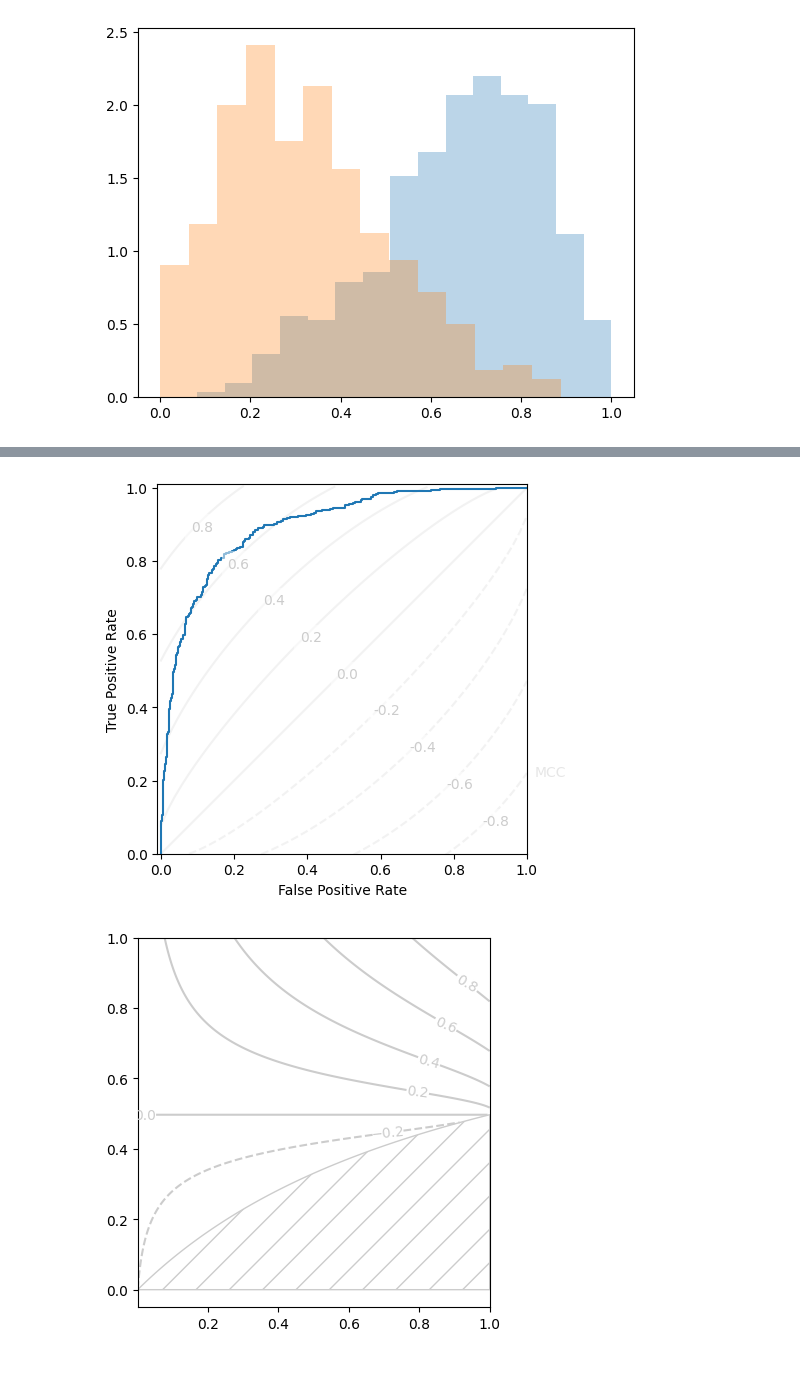
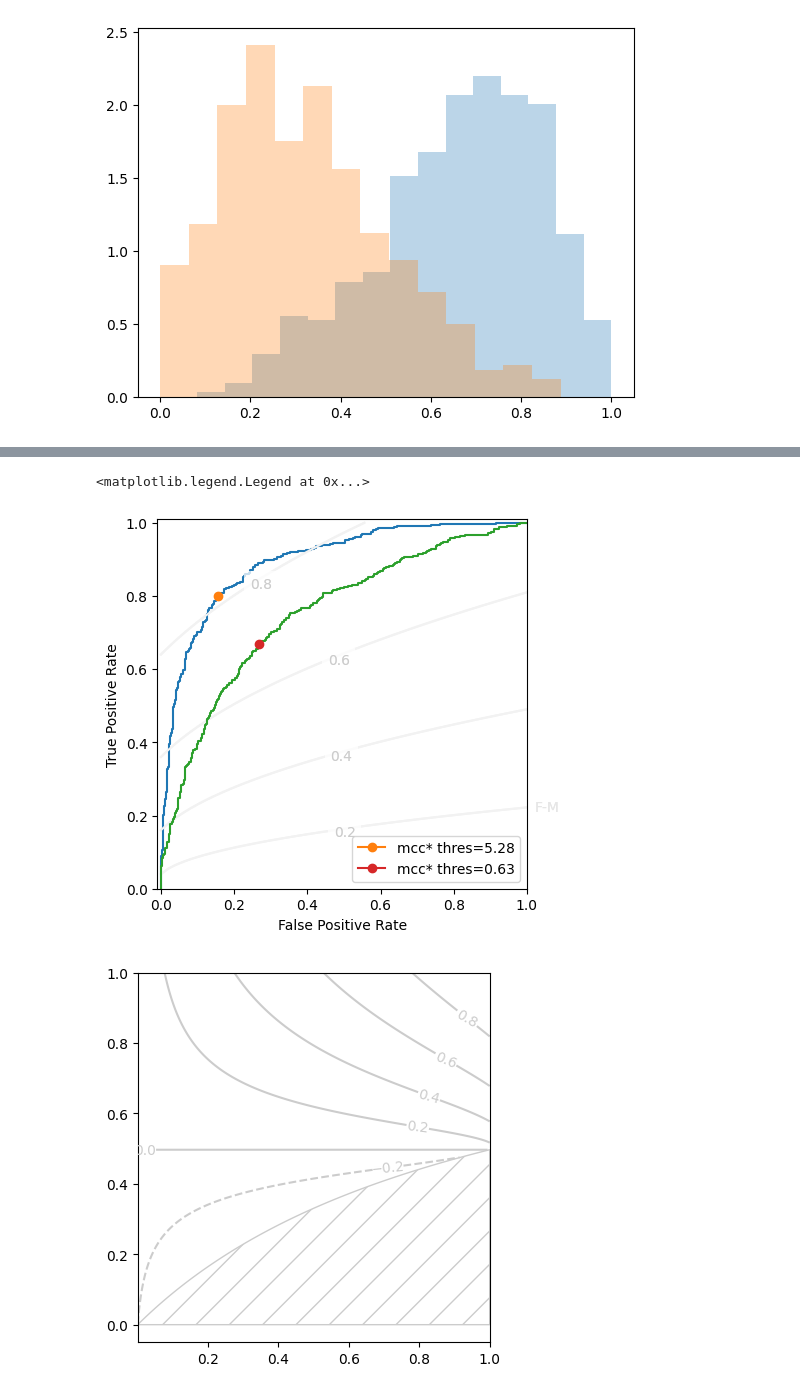
Before and after one commit to rtbs-dev/Contingency, a Jupyter notebook: examples/roc_prgain.ipynb, the cells around one changed output, grey strips where cells are left out. Drawn from its saved outputs; the diff is of its cells as text; code cells hidden in the pictures.

```diff
--- a/examples/roc_prgain.ipynb
+++ b/examples/roc_prgain.ipynb
@@ -120,7 +125,18 @@ M.plot.precision_recall()
 # %%
-M.plot.receiver_operating_characteristic()
+M.plot.receiver_operating_characteristic(
+    optimize='mcc',
+    isolines='G'
+)
+
+M_new.plot.receiver_operating_characteristic(
+    optimize='mcc',
+    isolines='G',
+    ax=plt.gca()
+)
+plt.legend()
 # %% [output]
+<matplotlib.legend.Legend at 0x...>
-[figure, old version]
+[figure, new version]
 # %%
 
 
```
Also changed, not shown: parts of 1 cell of this notebook, 1 other file.
